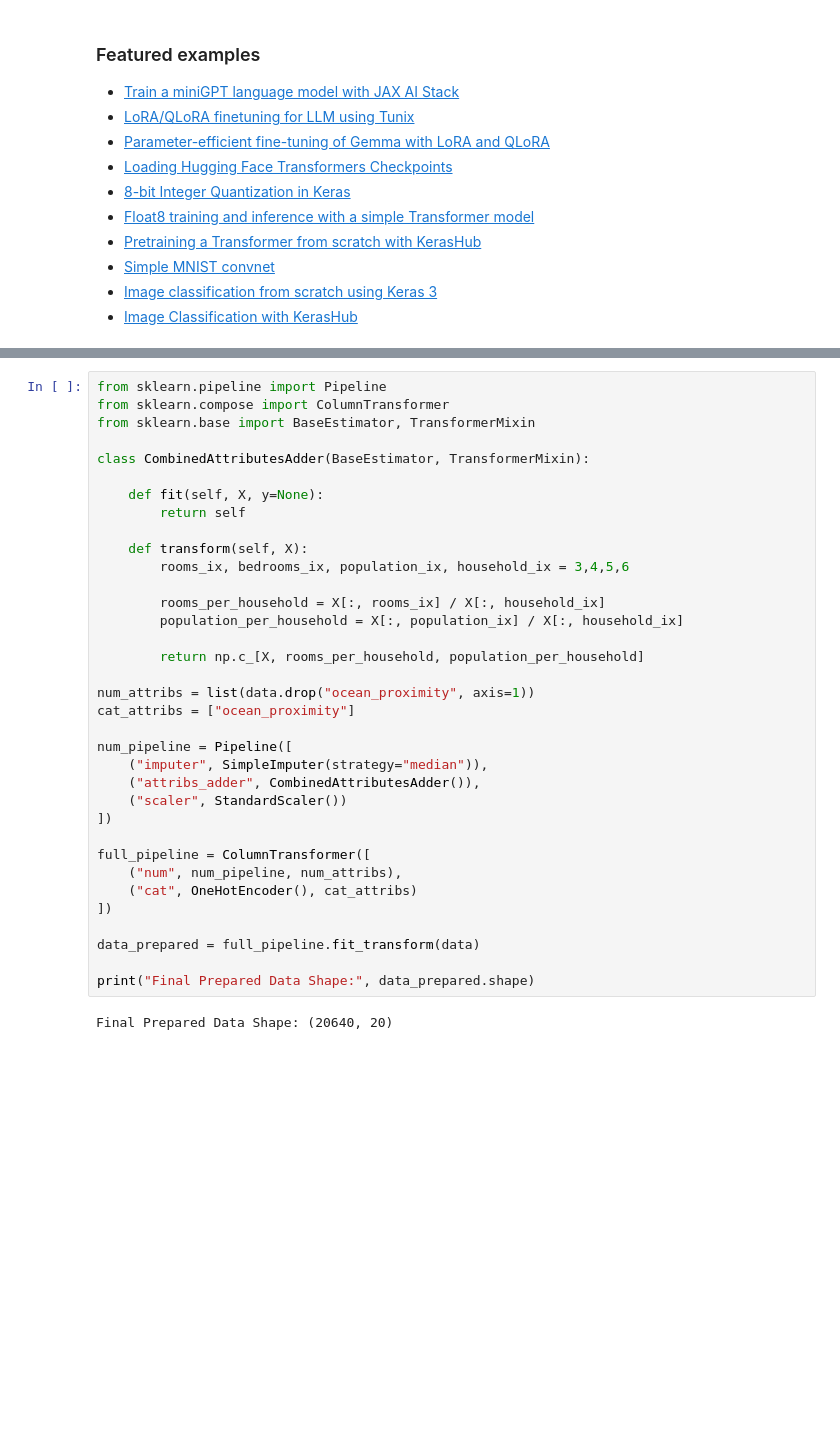
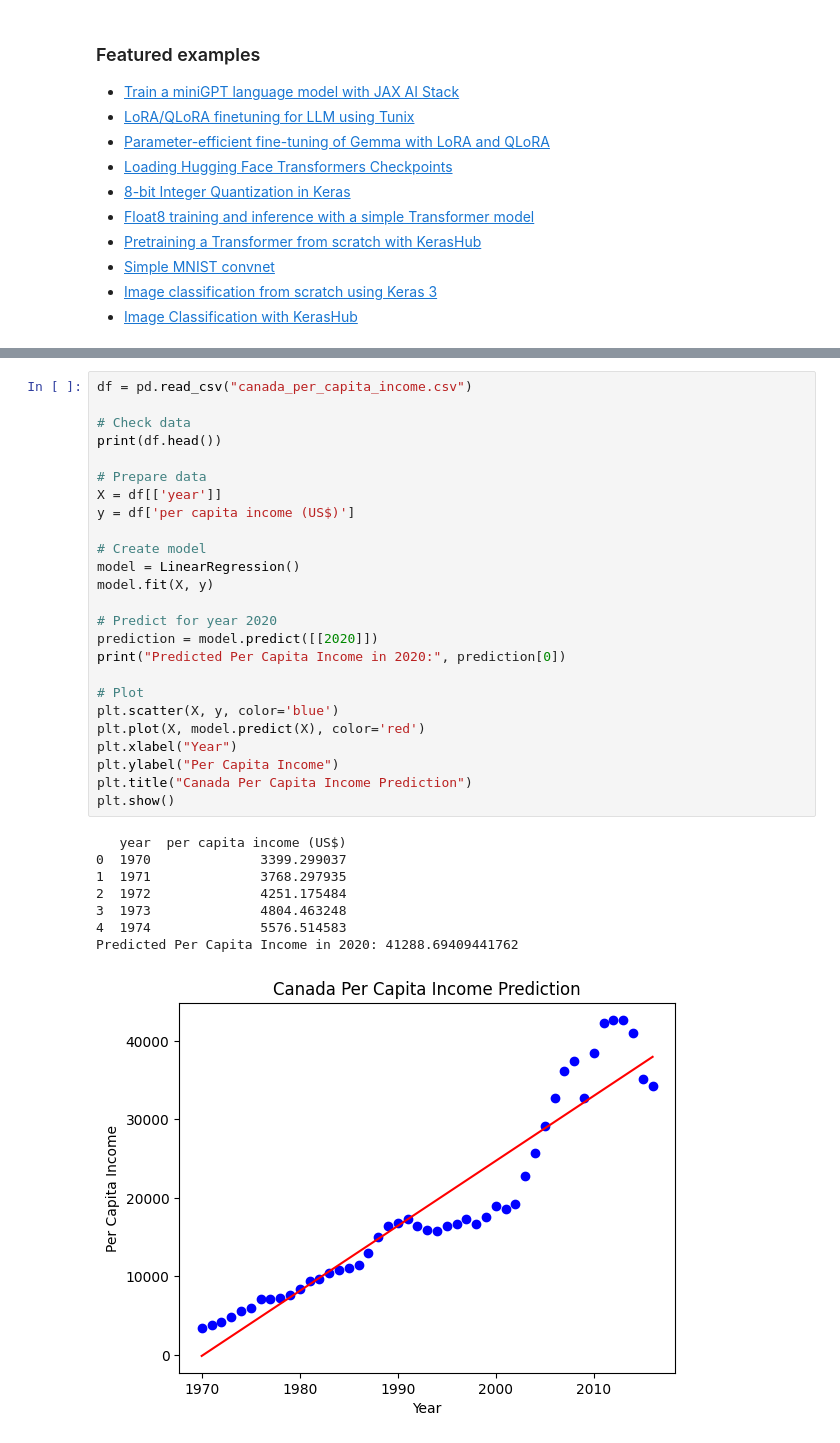
Before and after one commit to Lavanya-2005-lav/Machine-learning, a Jupyter notebook: Welcome_To_Colab.ipynb, the cells around one changed output, grey strips where cells are left out. Drawn from its saved outputs; the diff is of its cells as text; blank space fills up the shorter version.

```diff
--- a/Welcome_To_Colab.ipynb
+++ b/Welcome_To_Colab.ipynb
@@ -412,37 +222,34 @@ Scaled Data Sample:
-# %%
-from sklearn.pipeline import Pipeline
-from sklearn.compose import ColumnTransformer
-from sklearn.base import BaseEstimator, TransformerMixin
-
-class CombinedAttributesAdder(BaseEstimator, TransformerMixin):
-
-    def fit(self, X, y=None):
-        return self
-
-    def transform(self, X):
-        rooms_ix, bedrooms_ix, population_ix, household_ix = 3,4,5,6
-
-        rooms_per_household = X[:, rooms_ix] / X[:, household_ix]
-        population_per_household = X[:, population_ix] / X[:, household_ix]
-
-        return np.c_[X, rooms_per_household, population_per_household]
-
-num_attribs = list(data.drop("ocean_proximity", axis=1))
-cat_attribs = ["ocean_proximity"]
-
-num_pipeline = Pipeline([
-    ("imputer", SimpleImputer(strategy="median")),
-    ("attribs_adder", CombinedAttributesAdder()),
-    ("scaler", StandardScaler())
-])
-
-full_pipeline = ColumnTransformer([
-    ("num", num_pipeline, num_attribs),
-    ("cat", OneHotEncoder(), cat_attribs)
-])
-
-data_prepared = full_pipeline.fit_transform(data)
-
-print("Final Prepared Data Shape:", data_prepared.shape)
-# %% [output]
-Final Prepared Data Shape: (20640, 20)
+# %%
+df = pd.read_csv("canada_per_capita_income.csv")
+
+# Check data
+print(df.head())
+
+# Prepare data
+X = df[['year']]
+y = df['per capita income (US$)']
+
+# Create model
+model = LinearRegression()
+model.fit(X, y)
+
+# Predict for year 2020
+prediction = model.predict([[2020]])
+print("Predicted Per Capita Income in 2020:", prediction[0])
+
+# Plot
+plt.scatter(X, y, color='blue')
+plt.plot(X, model.predict(X), color='red')
+plt.xlabel("Year")
+plt.ylabel("Per Capita Income")
+plt.title("Canada Per Capita Income Prediction")
+plt.show()
+# %% [output]
+   year  per capita income (US$)
+0  1970              3399.299037
+1  1971              3768.297935
+2  1972              4251.175484
+3  1973              4804.463248
+4  1974              5576.514583
+Predicted Per Capita Income in 2020: 41288.69409441762
+[figure, added]
```
Also changed, not shown: parts of 16 cells of this notebook.
